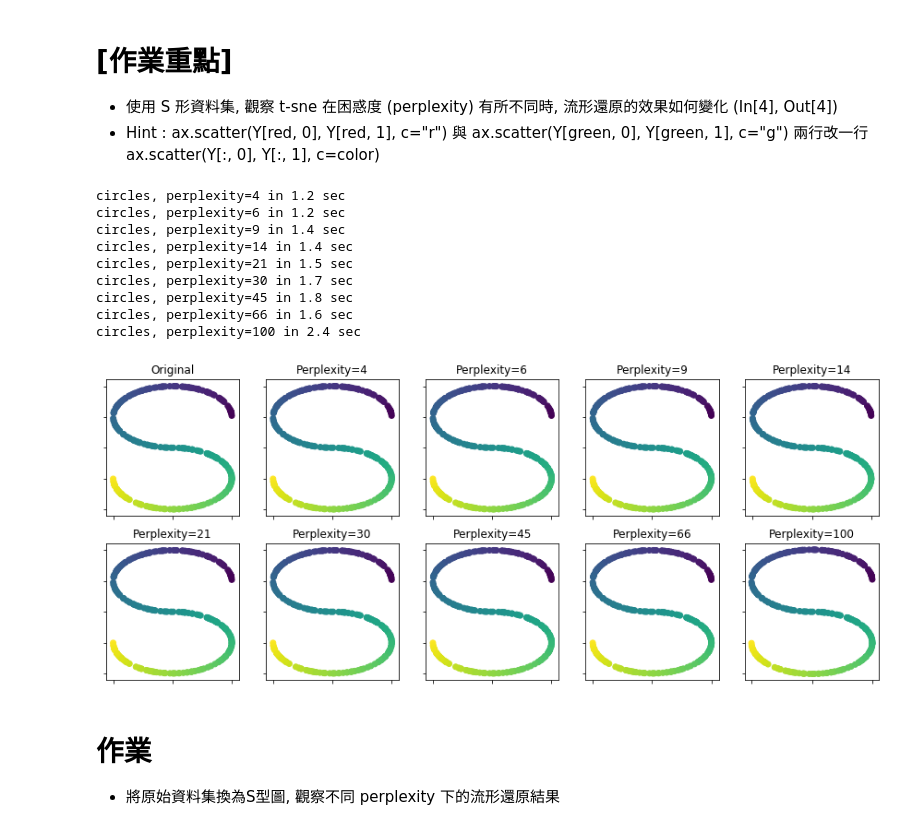
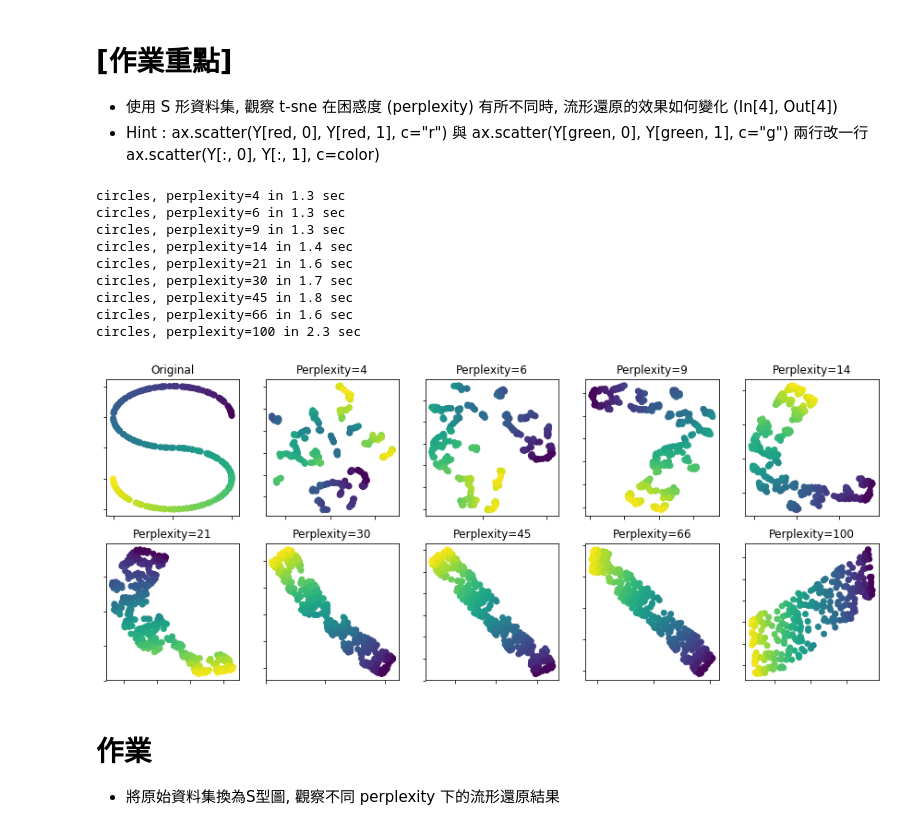
Before and after one commit to RoiWu/One-Hundred-AI-Learning, a Jupyter notebook: Day_062_tsne_HW.ipynb, the cells around one changed output. Cells and saved outputs as stored; diff of their text form; code cells hidden in the pictures.

```diff
--- a/Day_062_tsne_HW.ipynb
+++ b/Day_062_tsne_HW.ipynb
@@ -30,40 +30,40 @@ ax = subplots[0][0]
 ax.set_title("Original")
 ax.scatter(X[:, 0], X[:, 2], c=color)
 ax.xaxis.set_major_formatter(NullFormatter())
 ax.yaxis.set_major_formatter(NullFormatter())
 plt.axis('tight')
 
 # 繪製不同 perplexity 下的 t-SNE 分群圖
 for i, perplexity in enumerate(perplexities):
     if i<4:
         ax = subplots[0][i+1]
     else:
         ax = subplots[1][i-4]
 
     t0 = time()
     tsne = manifold.TSNE(n_components=n_components, init='random',
                          random_state=0, perplexity=perplexity)
     Y = tsne.fit_transform(X)
     t1 = time()
     print("circles, perplexity=%d in %.2g sec" % (perplexity, t1 - t0))
     ax.set_title("Perplexity=%d" % perplexity)
-    ax.scatter(X[:, 0], X[:, 2], c=color)
+    ax.scatter(Y[:, 0], Y[:, 1], c=color)
     ax.xaxis.set_major_formatter(NullFormatter())
     ax.yaxis.set_major_formatter(NullFormatter())
     ax.axis('tight')
 
 plt.show()
 # %% [output]
-circles, perplexity=4 in 1.2 sec
-circles, perplexity=6 in 1.2 sec
-circles, perplexity=9 in 1.4 sec
+circles, perplexity=4 in 1.3 sec
+circles, perplexity=6 in 1.3 sec
+circles, perplexity=9 in 1.3 sec
 circles, perplexity=14 in 1.4 sec
-circles, perplexity=21 in 1.5 sec
+circles, perplexity=21 in 1.6 sec
 circles, perplexity=30 in 1.7 sec
 circles, perplexity=45 in 1.8 sec
 circles, perplexity=66 in 1.6 sec
-circles, perplexity=100 in 2.4 sec
+circles, perplexity=100 in 2.3 sec
-[figure, old version]
+[figure, new version]
 # %% [markdown]
 # 作業
 * 將原始資料集換為S型圖, 觀察不同 perplexity 下的流形還原結果
```
Also changed, not shown: parts of 2 cells of this notebook.
